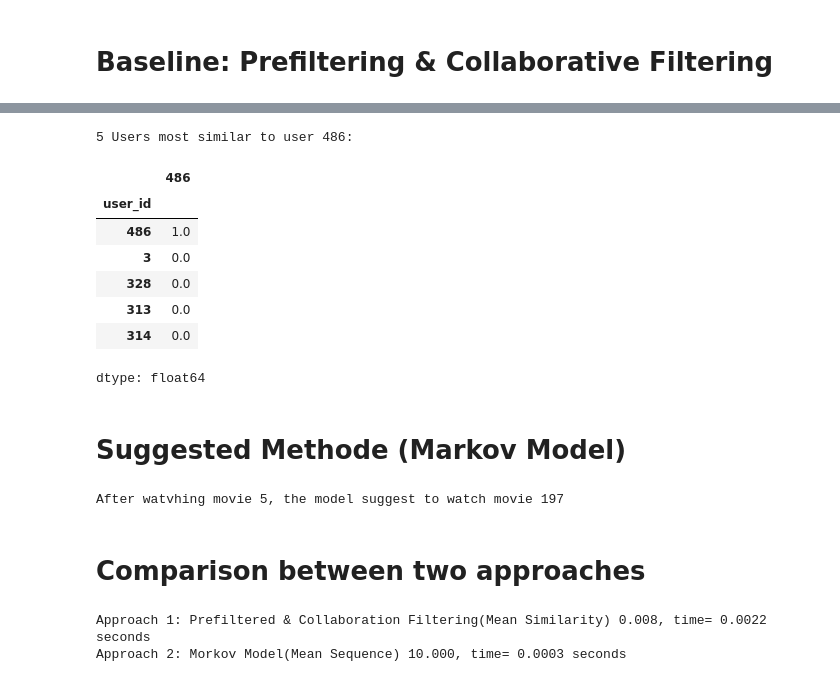
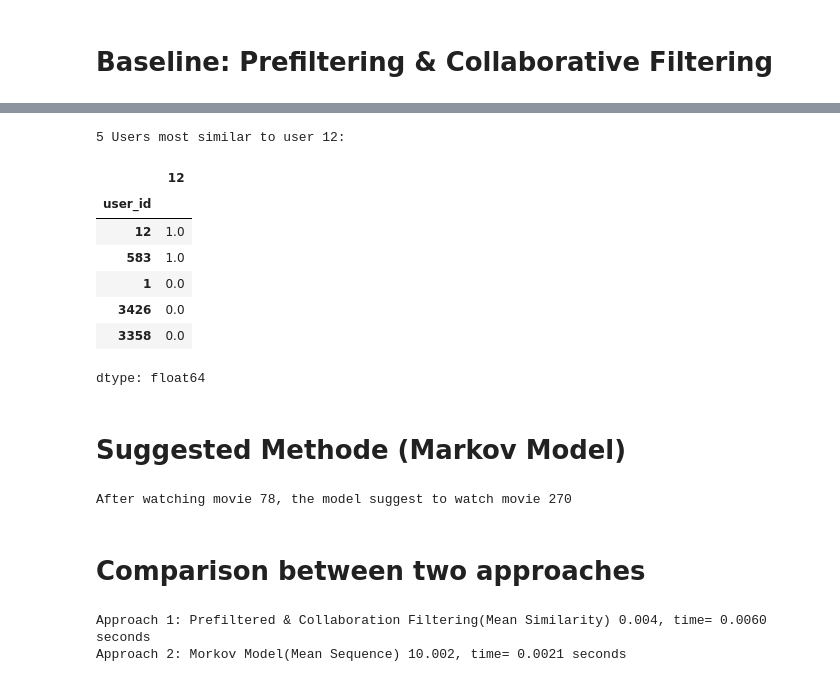
Before and after one commit to AlirezaHadipur/ContextAware_Recommendation_System, a Jupyter notebook: Human_Centered_RecSys.ipynb, the cells around one changed output, grey strips where cells are left out. Drawn from its saved outputs; the diff is of its cells as text; code cells hidden in the pictures.

```diff
--- a/Human_Centered_RecSys.ipynb
+++ b/Human_Centered_RecSys.ipynb
@@ -25,26 +27,28 @@ import time
 # %%
+random.seed(random_seed_custom)
+np.random.seed(random_seed_custom)
 
-random.seed(42)
-np.random.seed(42)
-
-num_users = 500
-num_items = 300
-num_ratings = 5000
+num_users = 5_000
+num_items = 350
+num_ratings = 5_0000
 
 user_ids = np.random.randint(1, num_users + 1, num_ratings)
 item_ids = np.random.randint(1, num_items + 1, num_ratings)
 ratings = np.random.randint(1, 6, num_ratings)
 
-# اطلاعات زمینه‌ای (مثلاً زمان تماشا و نوع دستگاه)
-time_of_day = np.random.choice(["صبح", "عصر", "شب"], num_ratings)
-device_type = np.random.choice(["موبایل", "لپ‌تاپ", "تلویزیون", "کامپیوتر", "شارژر"], num_ratings)
+time_of_day = np.random.choice(["Morning", "AfterNoon", "Night"], num_ratings)
+mood = np.random.choice(["Happy", "Sad", "Angry"], num_ratings)
+whether = np.random.choice(["Rainy", "Sunny"], num_ratings)
+device_type = np.random.choice(["Mobile", "Laptop", "TV"], num_ratings)
 
 synthetic_data = pd.DataFrame({
     "user_id": user_ids,
     "item_id": item_ids,
     "rating": ratings,
     "time_of_day": time_of_day,
-    "device_type": device_type
+    "device_type": device_type,
+    "mood": mood,
+    "whether": whether
 })
 
 synthetic_data
@@ -65,11 +69,13 @@ synthetic_data
 # %% [markdown]
 # Baseline: Prefiltering & Collaborative Filtering
 # %%
-# انتخاب یک زمینه خاص برای فیلتر کردن (مثلاً "عصر" و "لپ‌تاپ")
-filtered_data = synthetic_data[(synthetic_data["time_of_day"] == "عصر") &
-                               (synthetic_data["device_type"] == "لپ‌تاپ")]
+# Prefiltering methode like (Afternoon, Charger, Angry, whether)
+filtered_data = synthetic_data[(synthetic_data["time_of_day"] == "Morning") &
+                               (synthetic_data["device_type"] == "Laptop") &
+                               (synthetic_data["mood"] == "Angry") &
+                               (synthetic_data["whether"] == "Sunny")]
 
-# ایجاد ماتریس کاربر-آیتم برای فیلترسازی مشارکتی
+# Creating Item-User Matrix for Collaboration Filtering
 user_item_matrix = filtered_data.pivot(index="user_id", columns="item_id", values="rating").fillna(0)
 sparse_matrix = csr_matrix(user_item_matrix)
 
@@ -121,14 +139,14 @@ find_similarity(15)
 # %%
-find_similarity(486)
+find_similarity(12)
 # %% [output]
-5 Users most similar to user 486:
+5 Users most similar to user 12:
-|  | 486 |
+|  | 12 |
 | user_id |  |
-| 486 | 1.0 |
-| 3 | 0.0 |
-| 328 | 0.0 |
-| 313 | 0.0 |
-| 314 | 0.0 |
+| 12 | 1.0 |
+| 583 | 1.0 |
+| 1 | 0.0 |
+| 3426 | 0.0 |
+| 3358 | 0.0 |
 dtype: float64
 # %% [markdown]
 # Suggested Methode (Markov Model)
@@ -151,11 +169,11 @@ def predict_next_movie(current_movie):
         return max(transition_matrix[current_movie], key=transition_matrix[current_movie].get)
     return None
 
-test_movie = 5
+test_movie = 78
 predicted_movie = predict_next_movie(test_movie)
-print(f"After watvhing movie {test_movie}, the model suggest to watch movie {predicted_movie}")
+print(f"After watching movie {test_movie}, the model suggest to watch movie {predicted_movie}")
 # %% [output]
-After watvhing movie 5, the model suggest to watch movie 197
+After watching movie 78, the model suggest to watch movie 270
 # %% [markdown]
 # Comparison between two approaches
 # %%
@@ -173,5 +191,5 @@ def evaluate_models():
 
 evaluate_models()
 # %% [output]
-Approach 1: Prefiltered & Collaboration Filtering(Mean Similarity) 0.008, time= 0.0022 seconds
-Approach 2: Morkov Model(Mean Sequence) 10.000, time= 0.0003 seconds
+Approach 1: Prefiltered & Collaboration Filtering(Mean Similarity) 0.004, time= 0.0060 seconds
+Approach 2: Morkov Model(Mean Sequence) 10.002, time= 0.0021 seconds
```
Also changed, not shown: parts of 7 cells of this notebook.
